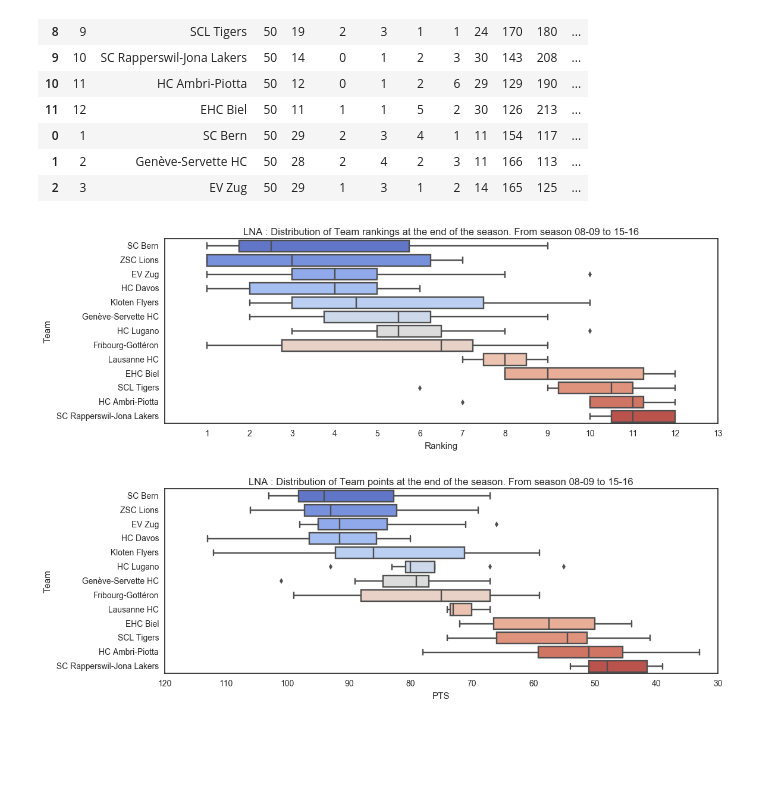
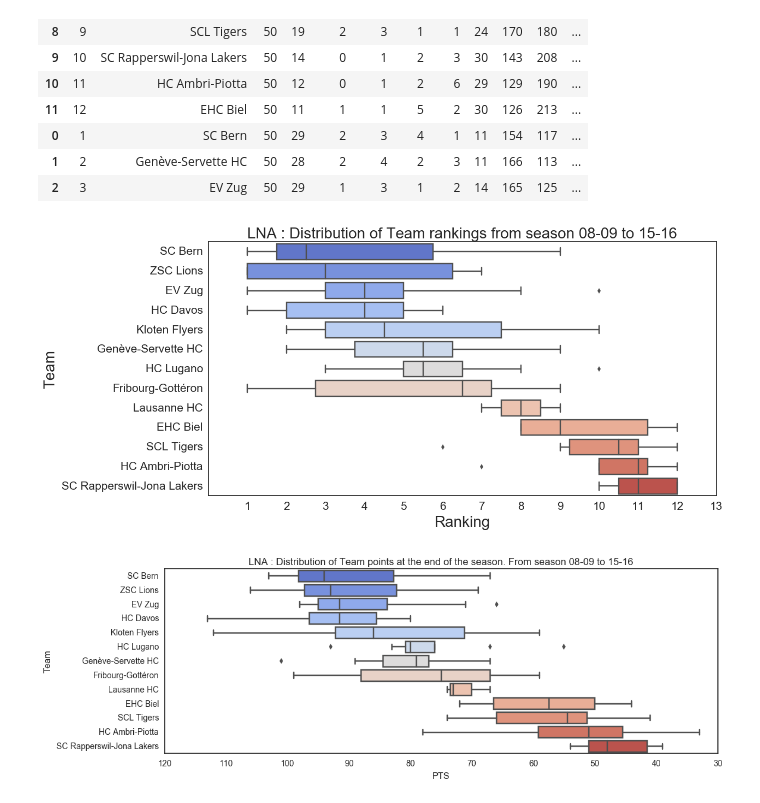
Before and after one commit to Gronlaen/swiss-ice-hockey-playoffs-prediction, a Jupyter notebook: Viz.ipynb, the cells around one changed output. Drawn from its saved outputs; the diff is of its cells as text; code cells hidden in the pictures; blank space fills up the shorter version.

```diff
--- a/Viz.ipynb
+++ b/Viz.ipynb
@@ -55,15 +55,29 @@ df_features_lna = df_rankings_lna.groupby(by=['Team', 'Season'], as_index=True).
 df_rankings_lna.drop(['GP','W','OTW','SOW','SOL','OTL','L','GF','GA','GDF','PTS','Season'],axis=1,inplace=True)
 # %%
 # plot
-plt.figure(figsize=(12,4))
+plt.figure(figsize=(12,6))
 ax = sns.boxplot(x='R', y='Team',data=df_rankings_lna_grouped.reset_index(), orient="h", palette='coolwarm', order=t1_lna.index)
-ax.set_xlabel('Ranking')
+ax.set_xlabel('Ranking', fontsize=20)
 ax.set_xticks(np.arange(1,14))
-ax.set_title('LNA : Distribution of Team rankings at the end of the season. From season 08-09 to 15-16');
+ax.set_title('LNA : Distribution of Team rankings from season 08-09 to 15-16', fontsize=20);
+plt.xticks(fontsize=15)
+plt.yticks(fontsize=15)
+plt.ylabel('Team',fontsize=20)
+plt.savefig('Plots/lna_rank_distrib.png')
 
-plt.savefig('Plots/lna_rank_distrib.png')
+
+# # plot
+# plt.figure(figsize=(12,6))
+# ax = sns.boxplot(x='R', y='Team',data=df_rankings_lnb_grouped.reset_index(), orient="h", palette='coolwarm', order=t1_lnb.index)
+# ax.set_xlabel('Ranking', fontsize=20)
+# ax.set_xticks(np.arange(1,14))
+# ax.set_title('LNB : Distribution of Team rankings from season 09-10 to 15-16', fontsize=20);
+# plt.xticks(fontsize=15)
+# plt.yticks(fontsize=15)
+# plt.ylabel('Team',fontsize=20)
+# plt.savefig('Plots/lnb_rank_distrib.png')
 # %% [output]
-[figure, old version]
+[figure, new version]
 # %%
 plt.figure(figsize=(12,4))
 ax = sns.boxplot(x='PTS', y='Team',data=df_rankings_lna_grouped.reset_index(), orient="h", palette='coolwarm', order=t2_lna.index)
```
Also changed, not shown: parts of 8 cells of this notebook, 56 other files.
